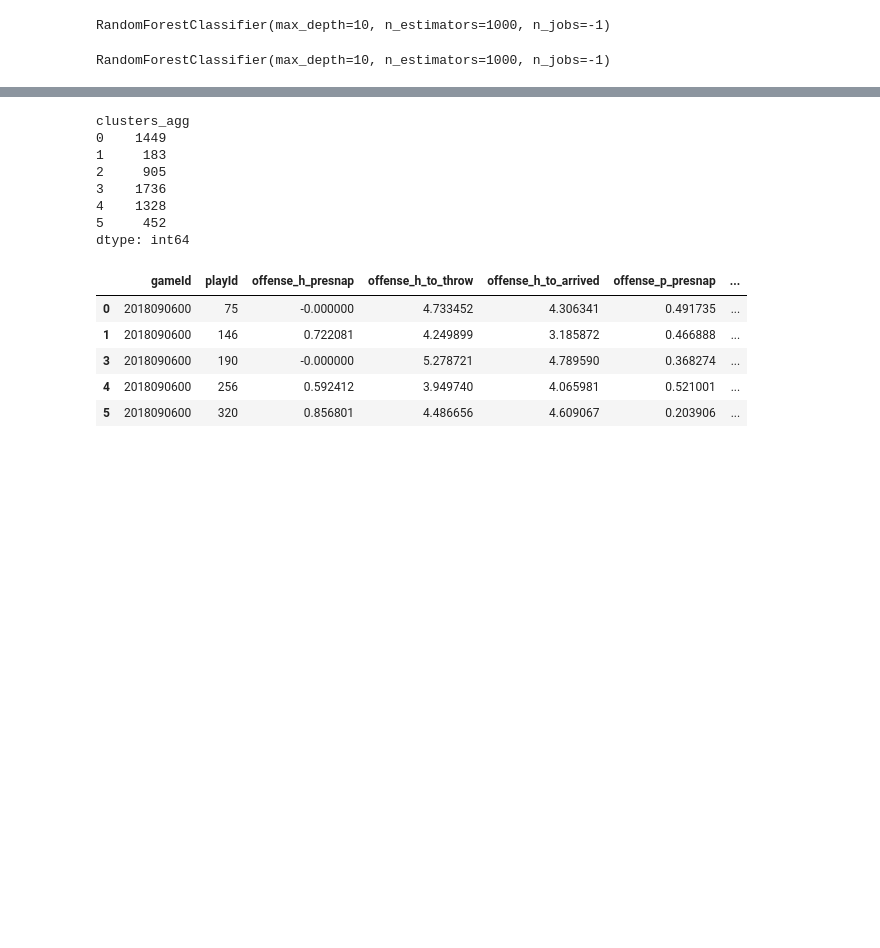
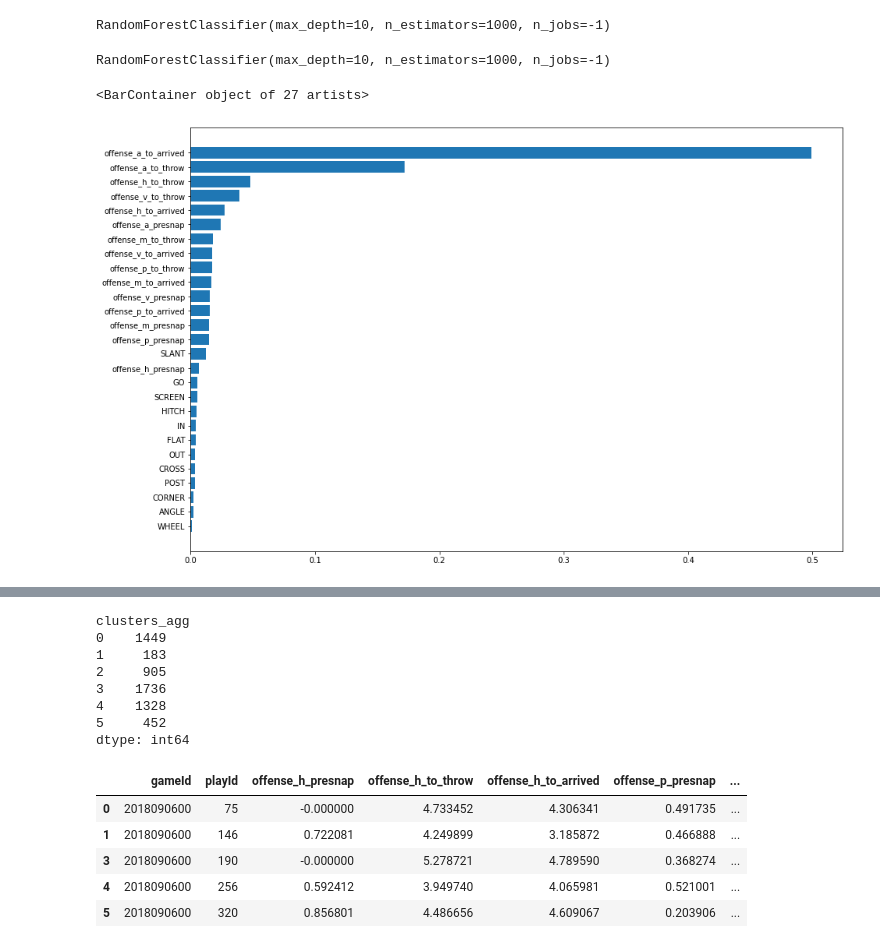
Before and after one commit to sskett/cosc301, a Jupyter notebook: clustering.ipynb, the cells around one changed output, grey strips where cells are left out. Cells and saved outputs as stored; diff of their text form; code cells hidden in the pictures; blank space fills up the shorter version.

```diff
--- a/clustering.ipynb
+++ b/clustering.ipynb
@@ -241,6 +241,13 @@ clusters_a = df['clusters_agg']
 clf_a.fit(features, clusters_a)
 # %% [output]
 RandomForestClassifier(max_depth=10, n_estimators=1000, n_jobs=-1)
+# %%
+plt.figure(figsize=(15, 10))
+sorted_idx_k = clf_k.feature_importances_.argsort()
+plt.barh(clf_k.feature_names_in_[sorted_idx_k], clf_k.feature_importances_[sorted_idx_k])
+# %% [output]
+<BarContainer object of 27 artists>
+[figure, added]
 # %%
 perm_imp_k = permutation_importance(clf_k, x_train, y_train['clusters_kmeans'])
 # %%
```
Also changed, not shown: parts of 6 cells of this notebook, 1 other file.
